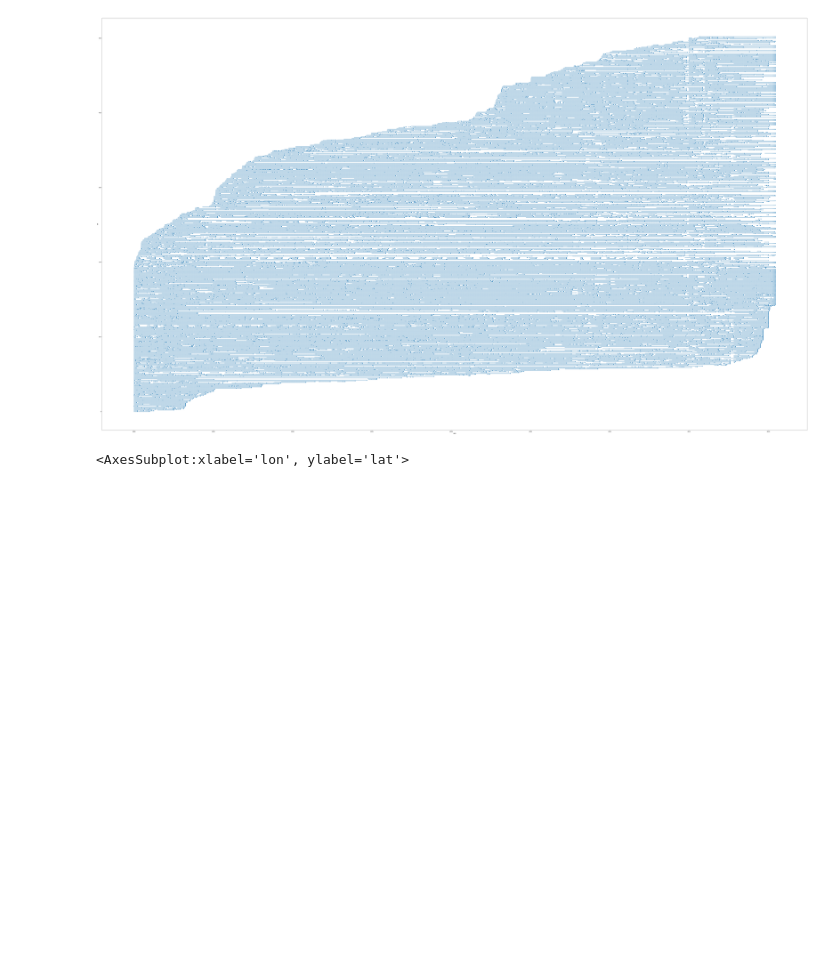
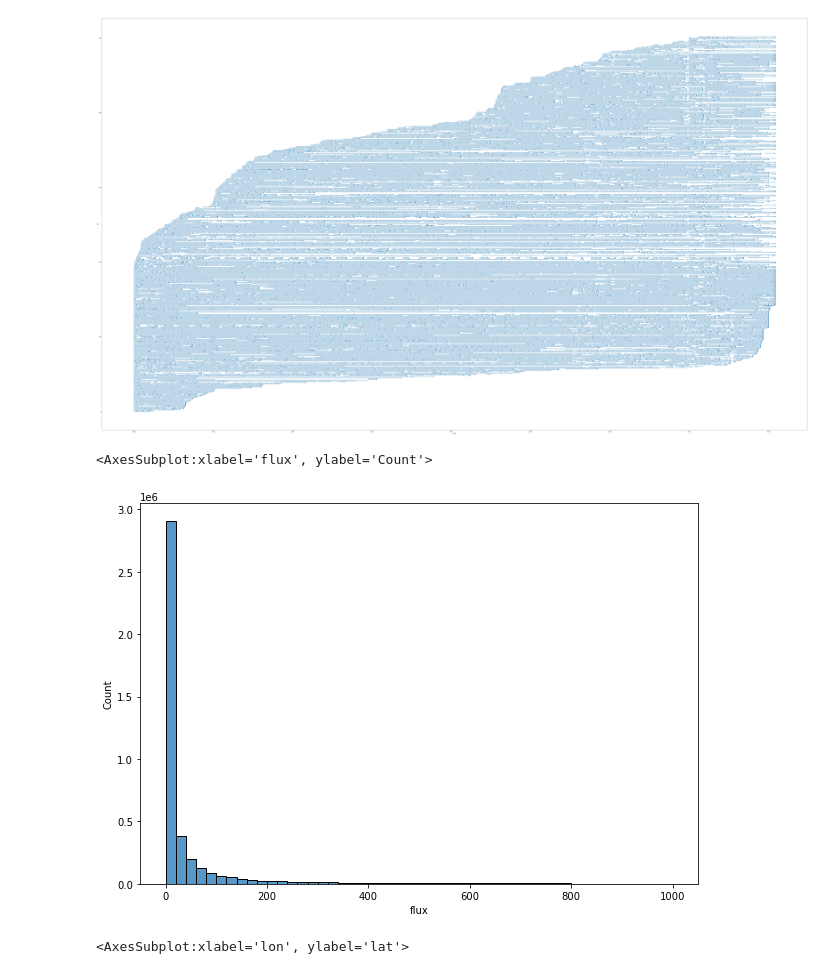
Before and after one commit to phabrahao/challenge_watershed, a Jupyter notebook: watershed_challenge_pedro_abrahao.ipynb, the cells around one changed output. Drawn from its saved outputs; the diff is of its cells as text; code cells hidden in the pictures; blank space fills up the shorter version.

```diff
--- a/watershed_challenge_pedro_abrahao.ipynb
+++ b/watershed_challenge_pedro_abrahao.ipynb
@@ -144,6 +153,12 @@ sns.scatterplot(x = 'date', y = 'row', data = dfnew)
 # %% [output]
 <AxesSubplot:xlabel='date', ylabel='row'>
 [figure]
+# %%
+ax, fig = plt.subplots(figsize=[10,7])
+sns.histplot(data = df[(df['flux'] < 1000)], x='flux', bins = 50)
+# %% [output]
+<AxesSubplot:xlabel='flux', ylabel='Count'>
+[figure, added]
 # %%
 df_geo = df.groupby(['basin_id','lat','lon','mean_elev', 'area_km2']).size().reset_index()
 sns.scatterplot(data = df_geo, x='lon', y='lat', size = 'mean_elev')
```
Also changed, not shown: parts of 28 cells of this notebook.
